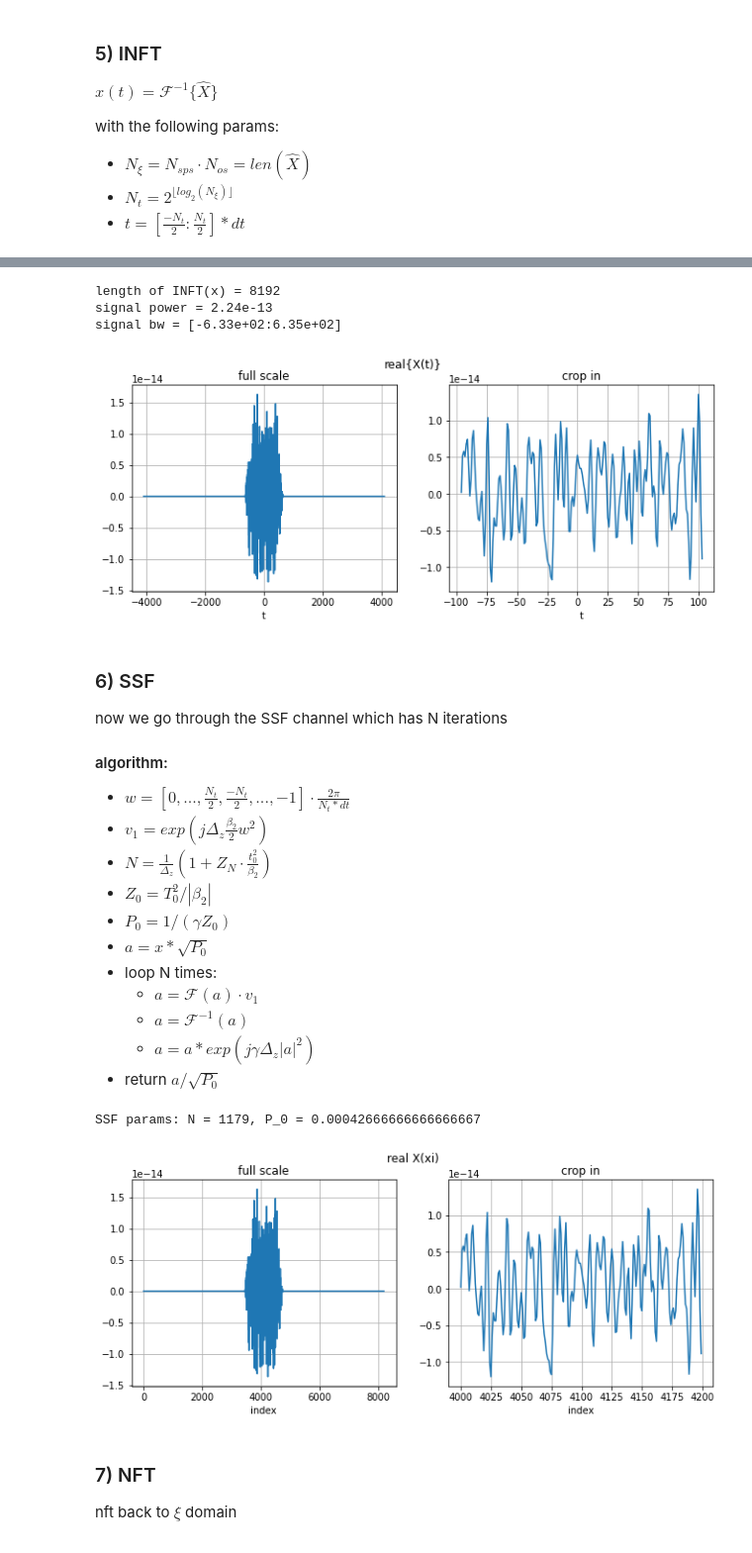
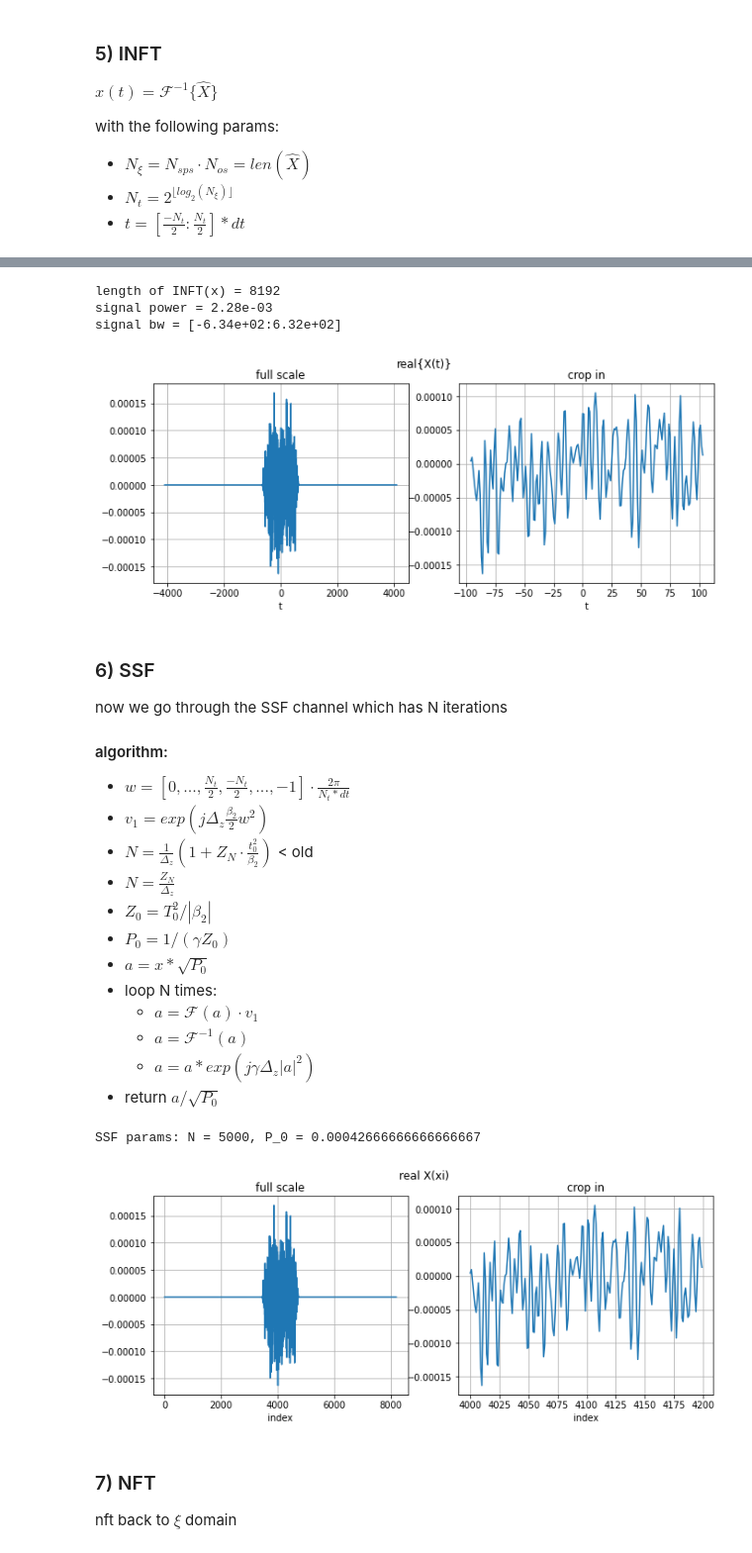
Before and after one commit to Yarden92/Thesis-code, a Jupyter notebook: apps/optics/full_debug.ipynb, the cells around one changed output, grey strips where cells are left out. Shown at 99% size. Drawn from its saved outputs; the diff is of its cells as text; code cells hidden in the pictures.

```diff
--- a/apps/optics/full_debug.ipynb
+++ b/apps/optics/full_debug.ipynb
@@ -118,7 +121,7 @@ filter len = 4097, signal len = 8192
 ### 4) pre-equalize
 $ \hat X(\xi) = X \cdot A_\mu$
 # %%
-normalization_factor: float = 1e-3 * 1e-10
+normalization_factor: float = 1e-3
 x4 = normalization_factor*x3
 
 # plot
@@ -177,9 +180,9 @@ Visualizer.print_signal_specs(x5, tvec)
 Visualizer.twin_zoom_plot('real{X(t)}', np.real(x5), range(4000, 4200), tvec, 't')
 # %% [output]
 length of INFT(x) = 8192
-signal power = 2.24e-13
-signal bw = [-6.33e+02:6.35e+02]
+signal power = 2.28e-03
+signal bw = [-6.34e+02:6.32e+02]
-[figure, old version]
+[figure, new version]
 # %% [markdown]
 ### 6) SSF
 
@@ -189,7 +192,8 @@ which has N iterations
 #### algorithm:
 * $ w = [0,...,\frac{N_t}{2},\frac{-N_t}{2},...,-1] \cdot \frac{2 \pi}{N_t*dt}  $
 * $ v_1 = exp(j\Delta_z\frac{\beta_2}{2} w^2) $
-* $ N = \frac{1}{\Delta_z}(1 + Z_N \cdot \frac{t_0^2}{\beta_2}) $
+* $ N = \frac{1}{\Delta_z}(1 + Z_N \cdot \frac{t_0^2}{\beta_2}) $ < old
+* $ N = \frac{Z_N}{\Delta_z} $
 * $ Z_0 = T_0^2/|\beta_2|$
 * $ P_0 = 1/(\gamma Z_0) $
 * $ a = x * \sqrt{P_0}$
@@ -201,20 +205,20 @@ which has N iterations
 # %%
 ssf = SplitStepFourier(
     b2=-20e-27,
     gamma=0.003,
     t0=125e-12,
     dt=dt,
-    z_n=1.51, # units=m > TODO: set to 1000-1500km
+    z_n= 1000e3 ,#1.51, # units=m > TODO: set to 1000-1500km
     # TODO: change z_n to total length and N=total len / h
     h=200 # delta z > TODO: set to 200m
 )
 
 x6 = ssf(x5)
 
 Visualizer.twin_zoom_plot('real X(xi)', np.real(x6), range(4000, 4200))
 # %% [output]
-SSF params: N = 1179, P_0 = 0.00042666666666666667
+SSF params: N = 5000, P_0 = 0.00042666666666666667
-[figure, old version]
+[figure, new version]
 # %% [markdown]
 ### 7) NFT
 nft back to $ \xi $ domain
```
Also changed, not shown: parts of 9 cells of this notebook, 4 other files.
